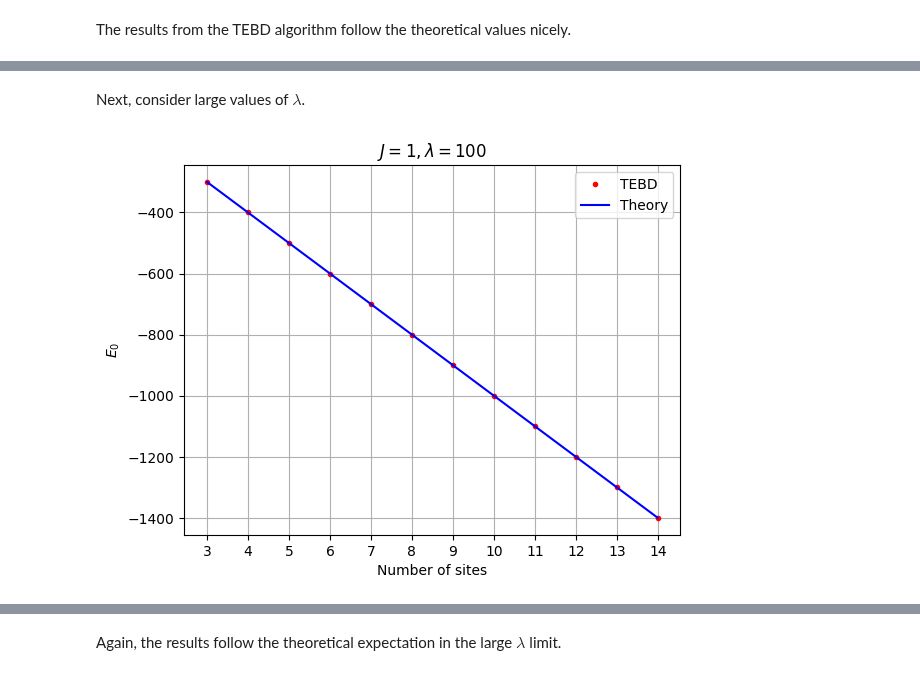
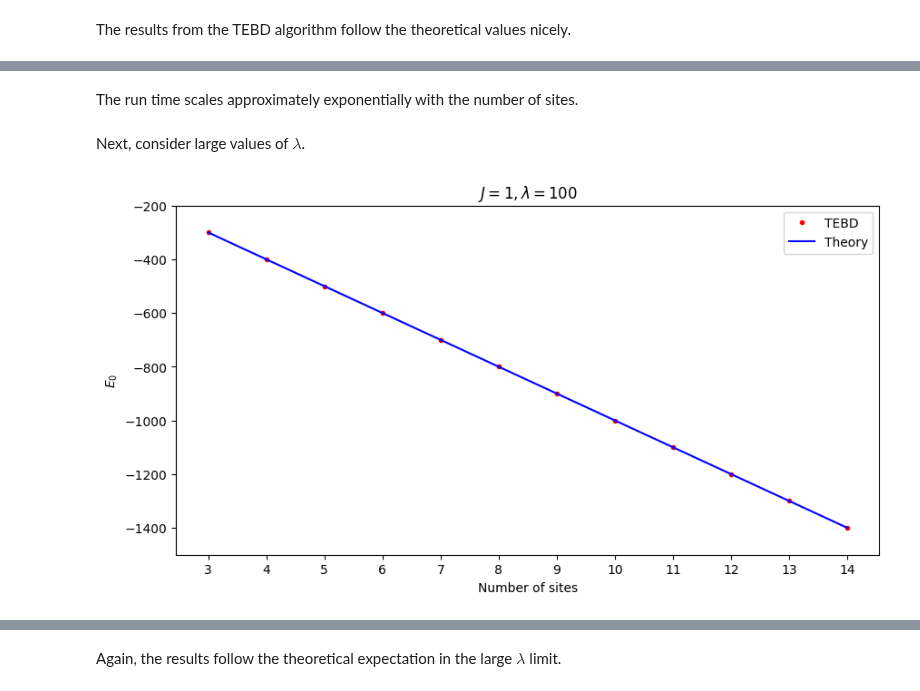
Before and after one commit to jchryssanthacopoulos/quantum_information, a Jupyter notebook: final_project/notebooks/ising_analysis.ipynb, the cells around one changed output, grey strips where cells are left out. Saved outputs shown, nothing was run; the diff lists cells and outputs as text; code cells hidden in the pictures.

```diff
--- a/final_project/notebooks/ising_analysis.ipynb
+++ b/final_project/notebooks/ising_analysis.ipynb
@@ -95,3 +107,5 @@ The run time scales approximately exponentially with the number of sites.
+# %% [markdown]
+The run time scales approximately exponentially with the number of sites.
 # %% [markdown]
 Next, consider large values of $\lambda$.
 # %%
@@ -107,14 +121,15 @@ for i in tqdm(range(len(Ns))):
     )
     energies_N_lmda_100[i] = observables_at_midsteps['energy'][-1]
 # %%
+plt.figure(figsize=(10, 5))
 plt.plot(Ns, energies_N_lmda_100, 'ro', markersize=3, label="TEBD")
 plt.plot(Ns, energies_theor_ext_field, "b-", label="Theory")
 plt.xlabel("Number of sites")
 plt.ylabel("$E_0$")
 plt.xticks(Ns)
 plt.legend()
+plt.ylim([-1500, -200])
 plt.title(f"$J = 1, \lambda={model_params['lmda']}$")
-plt.grid()
 plt.savefig('../figures/energy_vs_N_lambda_100.png', bbox_inches='tight', dpi=300);
 # %% [output]
-[figure, old version]
+[figure, new version]
```
Also changed, not shown: parts of 32 cells of this notebook, 5 other files.
